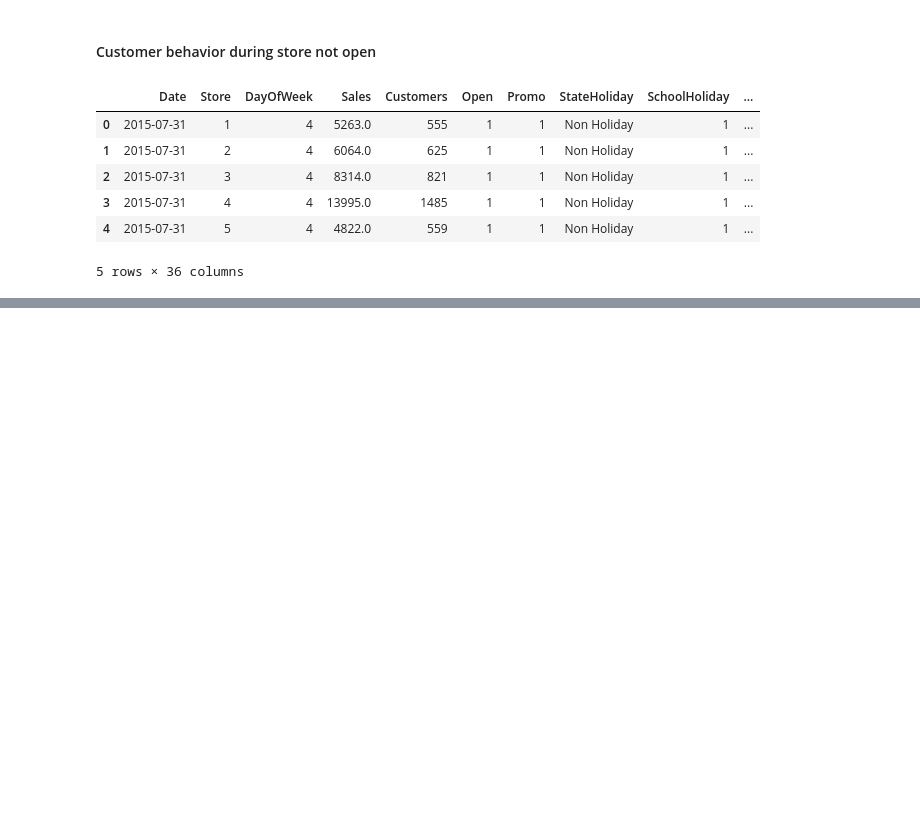
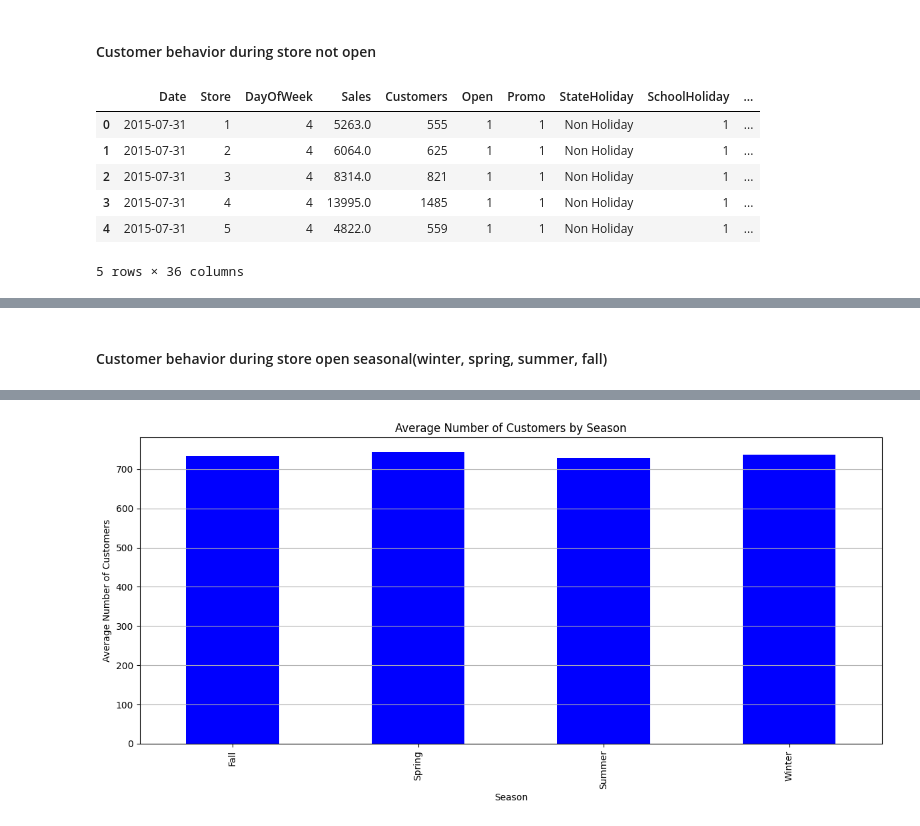
Before and after one commit to hanaDemma/Pharmaceuticals-finance-data-Analysis-week-4, a Jupyter notebook: notebooks/exploratory_analysis.ipynb, the cells around one changed output, grey strips where cells are left out. Drawn from its saved outputs; the diff is of its cells as text; code cells hidden in the pictures; blank space fills up the shorter version.

Commit message:
seasonal behavior

```diff
--- a/notebooks/exploratory_analysis.ipynb
+++ b/notebooks/exploratory_analysis.ipynb
@@ -795 +788,7 @@ customerBehaviorStoreNotOpen(merged_train_data_store)
 [figure]
+# %% [markdown]
+#### Customer behavior during store open seasonal(winter, spring, summer, fall)
+# %%
+from scripts.feature_engineering import customerBehaviorStoreOpenSeasonal
+customerBehaviorStoreOpenSeasonal(merged_train_data_store)
+# %% [output]
@@ -795,0 +797 @@ customerBehaviorStoreNotOpen(merged_train_data_store)
+[figure, added]
```
Also changed, not shown: parts of 39 cells of this notebook, 2 other files.
